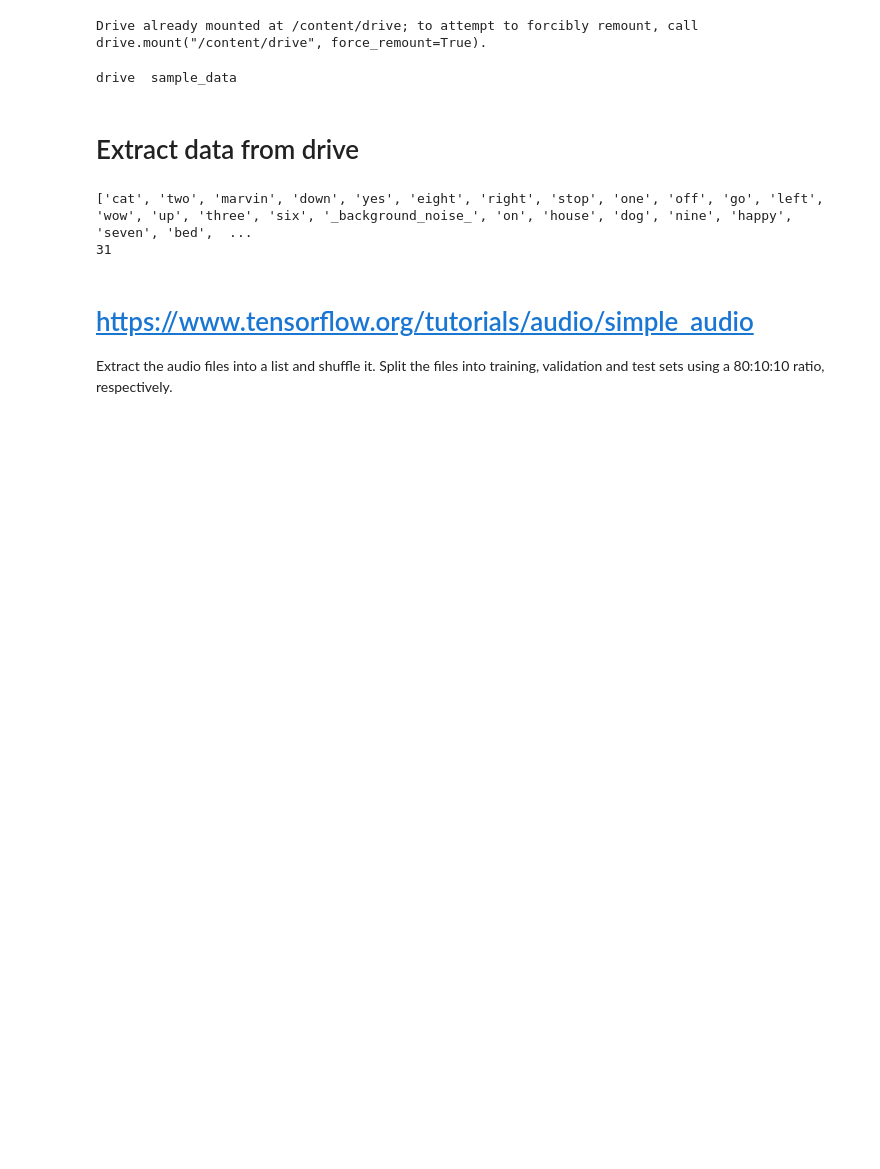
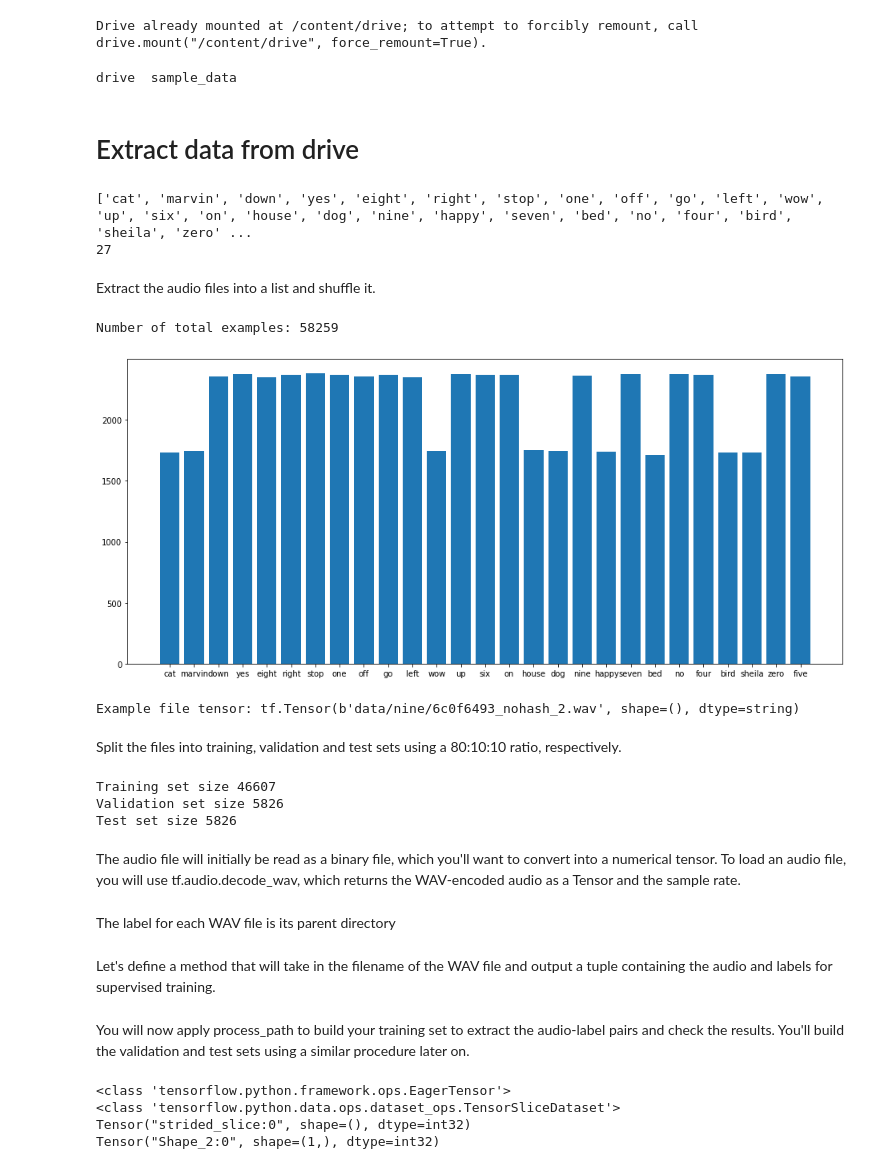
Before and after one commit to milicagaljak/SpeechCommandRecognition, a Jupyter notebook: 01_main.ipynb, the cells around one changed output. Drawn from its saved outputs; the diff is of its cells as text; code cells hidden in the pictures; blank space fills up the shorter version.

Commit message:
preprocessing data, cnn method example, loss, accuracy

```diff
--- a/01_main.ipynb
+++ b/01_main.ipynb
@@ -42,13 +42,51 @@ if PATH.endswith("tar.gz"):
 data_dir = pathlib.Path('./data/')
 # %%
 commands = np.array(tf.io.gfile.listdir(str(data_dir)))
-commands = [x for x in commands if x not in {'LICENSE', 'README.md', 'validation_list.txt', 'testing_list.txt'}]
+
+commands = [x for x in commands if x not in {'LICENSE', 'README.md', 'validation_list.txt', 'testing_list.txt', '_background_noise_', 'two', 'three', 'tree'}]
+# commands = [x for x in commands if x in {'cat', 'two'}]
 print(commands)
 print(len(commands))
 # %% [output]
-['cat', 'two', 'marvin', 'down', 'yes', 'eight', 'right', 'stop', 'one', 'off', 'go', 'left', 'wow', 'up', 'three', 'six', '_background_noise_', 'on', 'house', 'dog', 'nine', 'happy', 'seven', 'bed',  ...
-31
+['cat', 'marvin', 'down', 'yes', 'eight', 'right', 'stop', 'one', 'off', 'go', 'left', 'wow', 'up', 'six', 'on', 'house', 'dog', 'nine', 'happy', 'seven', 'bed', 'no', 'four', 'bird', 'sheila', 'zero' ...
+27
+# %% [markdown]
+Extract the audio files into a list and shuffle it.
+# %%
+filenames = tf.io.gfile.glob(str(data_dir) + '/[^RLv_t]*/*')
+filenames = tf.random.shuffle(filenames)
+num_samples = len(filenames)
+print('Number of total examples:', num_samples)
+distribution = []
+for i in range(0, len(commands)):
+  #print("Number of examples per label - {} : {}".format(commands[i], len(tf.io.gfile.listdir(str(data_dir/commands[i])))))
+  distribution.append(len(tf.io.gfile.listdir(str(data_dir/commands[i]))))
+#print(distribution)
+
+plt.figure(figsize=(16,7))
+plt.bar(commands, distribution,width=0.8)
+plt.show()
+print('Example file tensor:', filenames[0])
+# %% [output]
+Number of total examples: 58259
+[figure, added]
+Example file tensor: tf.Tensor(b'data/nine/6c0f6493_nohash_2.wav', shape=(), dtype=string)
 # %% [markdown]
-# https://www.tensorflow.org/tutorials/audio/simple_audio
-Extract the audio files into a list and shuffle it.
 Split the files into training, validation and test sets using a 80:10:10 ratio, respectively.
+# %%
+#print(len(filenames))
+train_files = filenames[:int(num_samples*0.8)]
+val_files = filenames[int(num_samples*0.8): int(num_samples*0.8 + num_samples*0.1)]
+test_files = filenames[int(-num_samples*0.1 - 1):]
+
+print('Training set size', len(train_files))
+print('Validation set size', len(val_files))
+print('Test set size', len(test_files))
+#print(len(test_files) + len(val_files) + len(train_files))
+# %% [output]
+Training set size 46607
+Validation set size 5826
+Test set size 5826
+# %% [markdown]
+The audio file will initially be read as a binary file, which you'll want to convert into a numerical tensor.
+To load an audio file, you will use tf.audio.decode_wav, which returns the WAV-encoded audio as a Tensor and the sample rate.
@@ -54,0 +98,2 @@ Split the files into training, validation and test sets using a 80:10:10 ratio,
+# %% [markdown]
+The label for each WAV file is its parent directory
@@ -54,0 +108,2 @@ Split the files into training, validation and test sets using a 80:10:10 ratio,
+# %% [markdown]
+Let's define a method that will take in the filename of the WAV file and output a tuple containing the audio and labels for supervised training.
@@ -54,0 +117,13 @@ Split the files into training, validation and test sets using a 80:10:10 ratio,
+# %% [markdown]
+You will now apply process_path to build your training set to extract the audio-label pairs and check the results. You'll build the validation and test sets using a similar procedure later on.
+# %%
+AUTOTUNE = tf.data.AUTOTUNE
+print(type(train_files))
+files_ds = tf.data.Dataset.from_tensor_slices(train_files)
+print(type(files_ds))
+waveform_ds = files_ds.map(get_waveform_and_label, num_parallel_calls=AUTOTUNE)
+# %% [output]
+<class 'tensorflow.python.framework.ops.EagerTensor'>
+<class 'tensorflow.python.data.ops.dataset_ops.TensorSliceDataset'>
+Tensor("strided_slice:0", shape=(), dtype=int32)
+Tensor("Shape_2:0", shape=(1,), dtype=int32)
```
Also changed, not shown: parts of 31 cells of this notebook.
